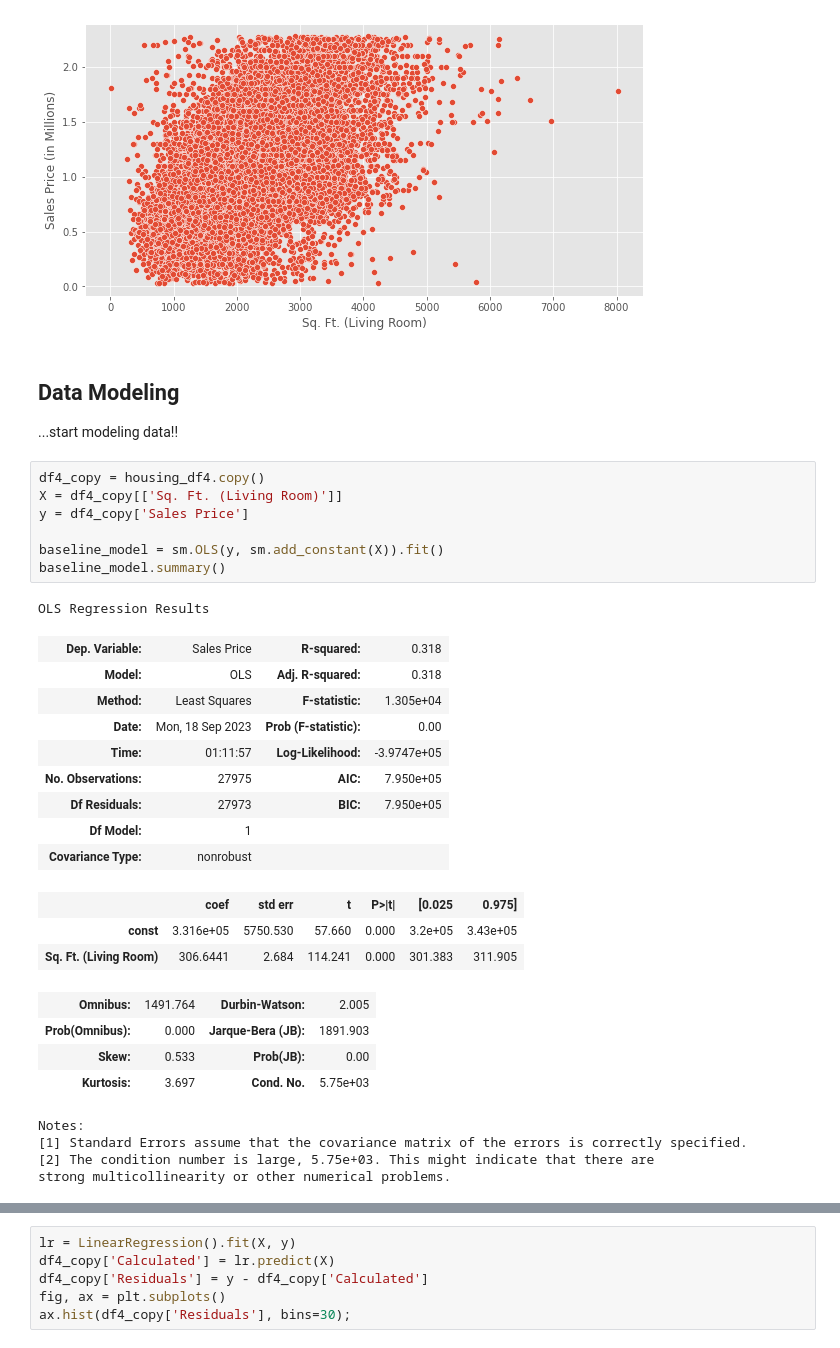
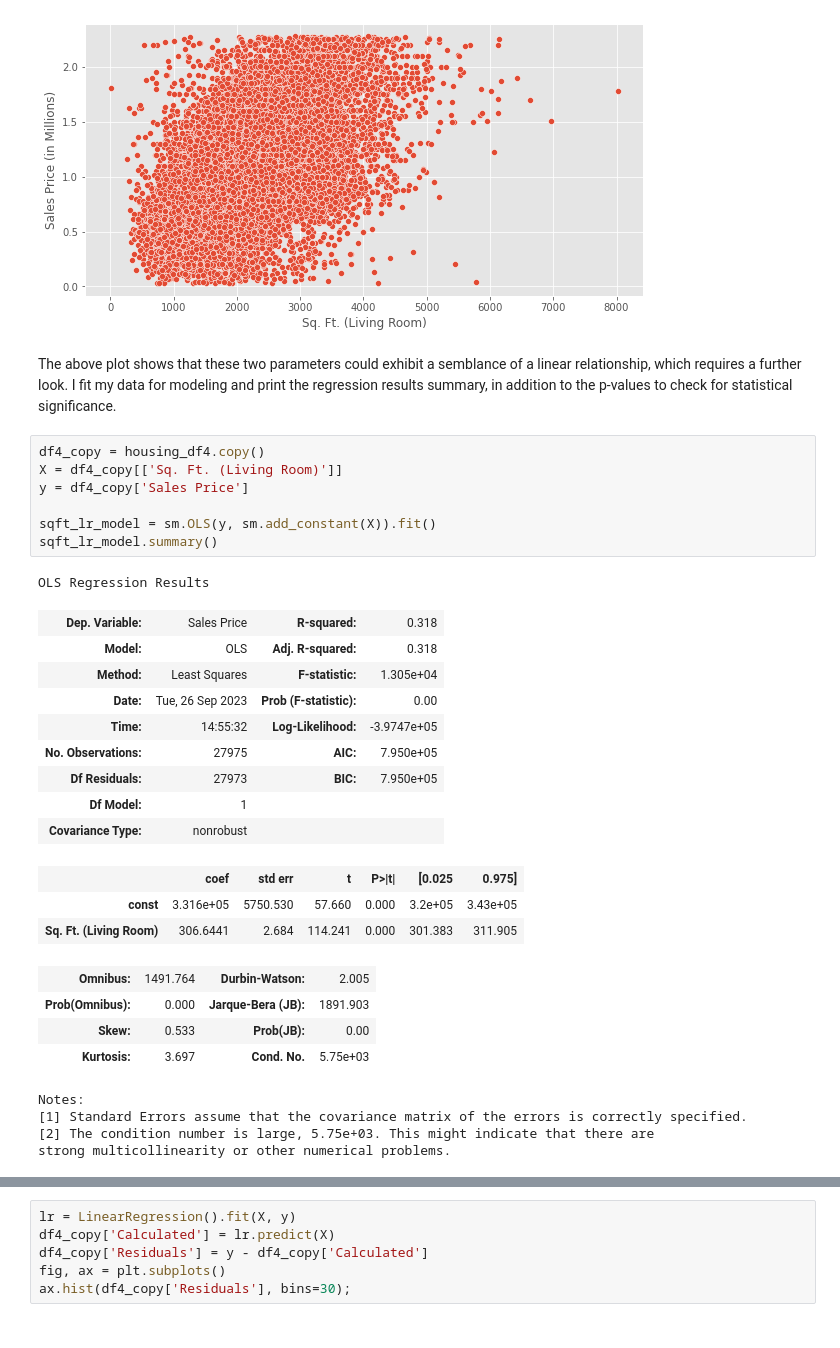
Before and after one commit to rookiescientist-andre/King-County-Real-Estate-Analysis, a Jupyter notebook: student.ipynb, the cells around one changed output, grey strips where cells are left out. Drawn from its saved outputs; the diff is of its cells as text.

```diff
--- a/student.ipynb
+++ b/student.ipynb
@@ -324,23 +375,22 @@ ax.set_xlabel("Sq. Ft. (Living Room)")
 ax.set_ylabel("Sales Price (in Millions)");
 # %% [output]
 [figure]
-# %% [markdown]
-## Data Modeling
-...start modeling data!!
+# %% [markdown]
+The above plot shows that these two parameters could exhibit a semblance of a linear relationship, which requires a further look. I fit my data for modeling and print the regression results summary, in addition to the p-values to check for statistical significance.
 # %%
 df4_copy = housing_df4.copy()
 X = df4_copy[['Sq. Ft. (Living Room)']]
 y = df4_copy['Sales Price']
 
-baseline_model = sm.OLS(y, sm.add_constant(X)).fit()
-baseline_model.summary()
+sqft_lr_model = sm.OLS(y, sm.add_constant(X)).fit()
+sqft_lr_model.summary()
 # %% [output]
 OLS Regression Results
 | Dep. Variable: | Sales Price | R-squared: | 0.318 |
 | Model: | OLS | Adj. R-squared: | 0.318 |
 | Method: | Least Squares | F-statistic: | 1.305e+04 |
-| Date: | Mon, 18 Sep 2023 | Prob (F-statistic): | 0.00 |
-| Time: | 01:11:57 | Log-Likelihood: | -3.9747e+05 |
+| Date: | Tue, 26 Sep 2023 | Prob (F-statistic): | 0.00 |
+| Time: | 14:55:32 | Log-Likelihood: | -3.9747e+05 |
 | No. Observations: | 27975 | AIC: | 7.950e+05 |
 | Df Residuals: | 27973 | BIC: | 7.950e+05 |
 | Df Model: | 1 |  |  |
```
Also changed, not shown: parts of 45 cells of this notebook.
